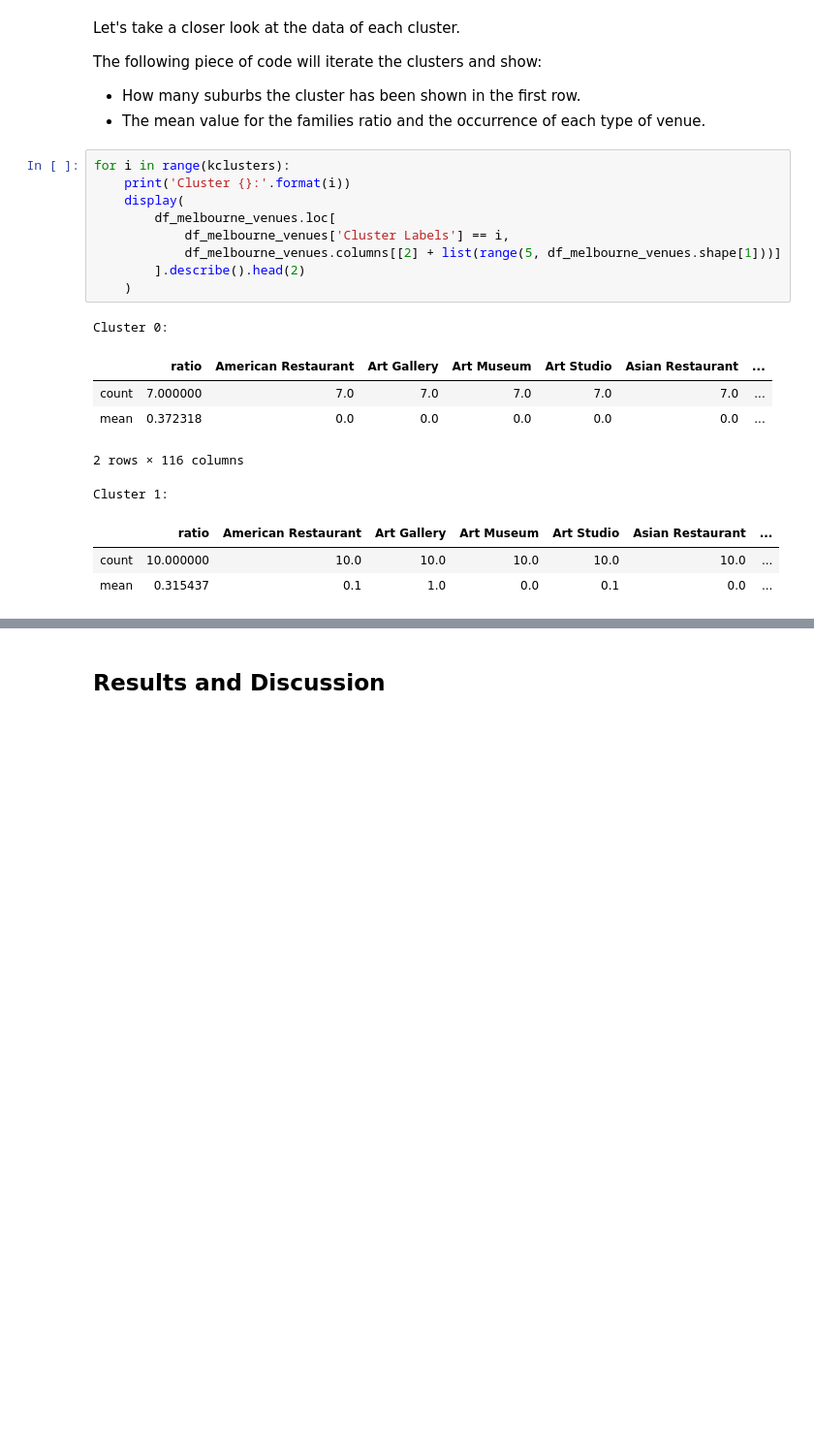
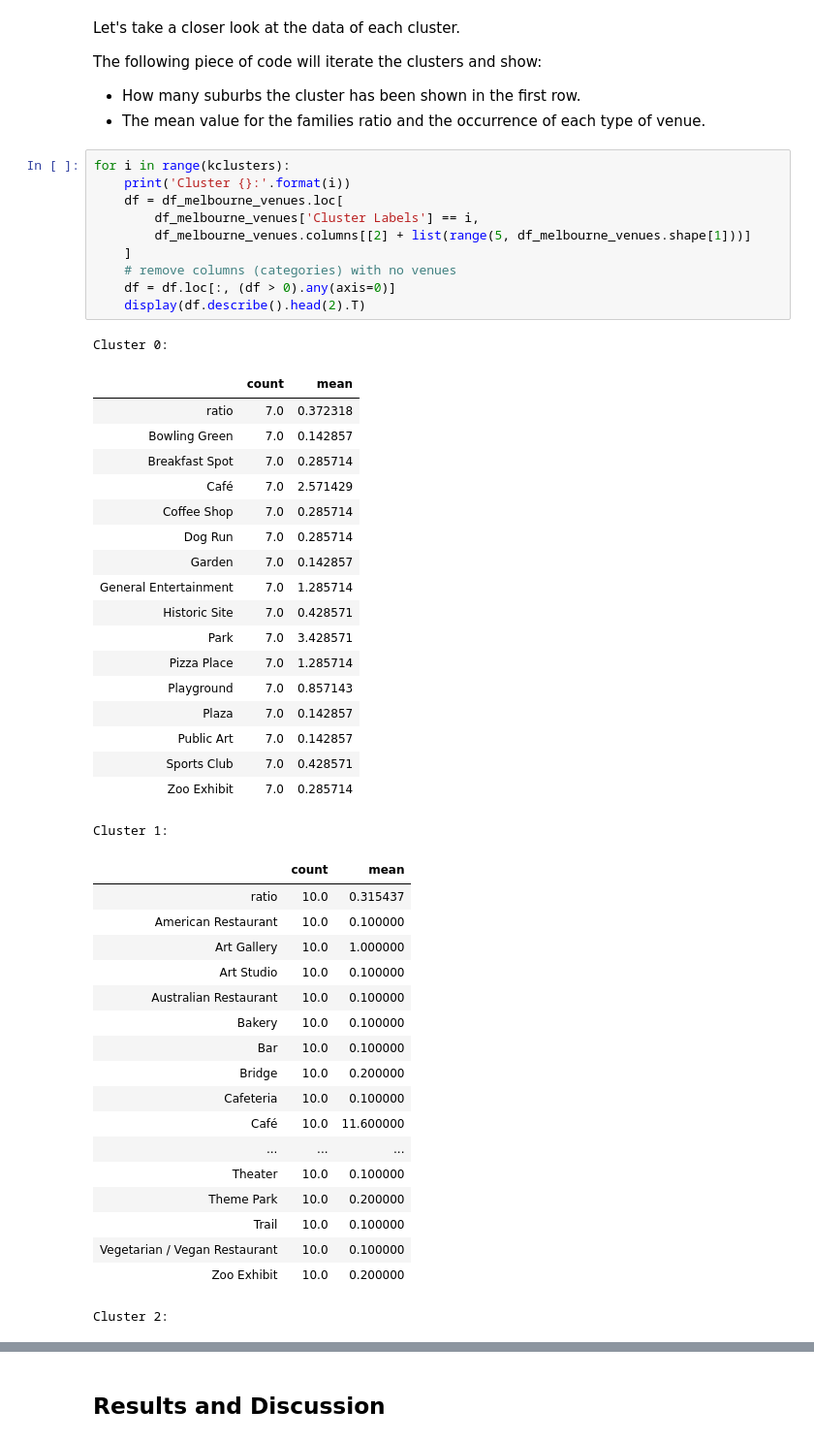
Before and after one commit to tiomno/Coursera_Capstone, a Jupyter notebook: Family-Friendly-Neighbourhoods-Melbourne.ipynb, the cells around one changed output, grey strips where cells are left out. Shown: that part at 97% size. Cells and saved outputs as stored; diff of their text form; blank space fills up the shorter version.

```diff
--- a/Family-Friendly-Neighbourhoods-Melbourne.ipynb
+++ b/Family-Friendly-Neighbourhoods-Melbourne.ipynb
@@ -447,19 +447,48 @@ The following piece of code will iterate the clusters and show:
 # %%
 for i in range(kclusters):
     print('Cluster {}:'.format(i))
-    display(
-        df_melbourne_venues.loc[
-            df_melbourne_venues['Cluster Labels'] == i,
-            df_melbourne_venues.columns[[2] + list(range(5, df_melbourne_venues.shape[1]))]
-        ].describe().head(2)
-    )
+    df = df_melbourne_venues.loc[
+        df_melbourne_venues['Cluster Labels'] == i,
+        df_melbourne_venues.columns[[2] + list(range(5, df_melbourne_venues.shape[1]))]
+    ]
+    # remove columns (categories) with no venues
+    df = df.loc[:, (df > 0).any(axis=0)]
+    display(df.describe().head(2).T)
 # %% [output]
 Cluster 0:
-|  | ratio | American Restaurant | Art Gallery | Art Museum | Art Studio | Asian Restaurant | ... |
-| count | 7.000000 | 7.0 | 7.0 | 7.0 | 7.0 | 7.0 | ... |
-| mean | 0.372318 | 0.0 | 0.0 | 0.0 | 0.0 | 0.0 | ... |
+|  | count | mean |
+| ratio | 7.0 | 0.372318 |
+| Bowling Green | 7.0 | 0.142857 |
+| Breakfast Spot | 7.0 | 0.285714 |
+| Café | 7.0 | 2.571429 |
+| Coffee Shop | 7.0 | 0.285714 |
+| Dog Run | 7.0 | 0.285714 |
+| Garden | 7.0 | 0.142857 |
+| General Entertainment | 7.0 | 1.285714 |
+| Historic Site | 7.0 | 0.428571 |
+| Park | 7.0 | 3.428571 |
+| Pizza Place | 7.0 | 1.285714 |
+| Playground | 7.0 | 0.857143 |
+| Plaza | 7.0 | 0.142857 |
+| Public Art | 7.0 | 0.142857 |
+| Sports Club | 7.0 | 0.428571 |
+| Zoo Exhibit | 7.0 | 0.285714 |
-2 rows × 116 columns
+Cluster 1:
+|  | count | mean |
+| ratio | 10.0 | 0.315437 |
+| American Restaurant | 10.0 | 0.100000 |
+| Art Gallery | 10.0 | 1.000000 |
+| Art Studio | 10.0 | 0.100000 |
+| Australian Restaurant | 10.0 | 0.100000 |
+| Bakery | 10.0 | 0.100000 |
+| Bar | 10.0 | 0.100000 |
+| Bridge | 10.0 | 0.200000 |
+| Cafeteria | 10.0 | 0.100000 |
+| Café | 10.0 | 11.600000 |
+| ... | ... | ... |
+| Theater | 10.0 | 0.100000 |
+| Theme Park | 10.0 | 0.200000 |
+| Trail | 10.0 | 0.100000 |
+| Vegetarian / Vegan Restaurant | 10.0 | 0.100000 |
+| Zoo Exhibit | 10.0 | 0.200000 |
-Cluster 1:
+Cluster 2:
-|  | ratio | American Restaurant | Art Gallery | Art Museum | Art Studio | Asian Restaurant | ... |
-| count | 10.000000 | 10.0 | 10.0 | 10.0 | 10.0 | 10.0 | ... |
-| mean | 0.315437 | 0.1 | 1.0 | 0.0 | 0.1 | 0.0 | ... |
```
Also changed, not shown: parts of 4 cells of this notebook.
